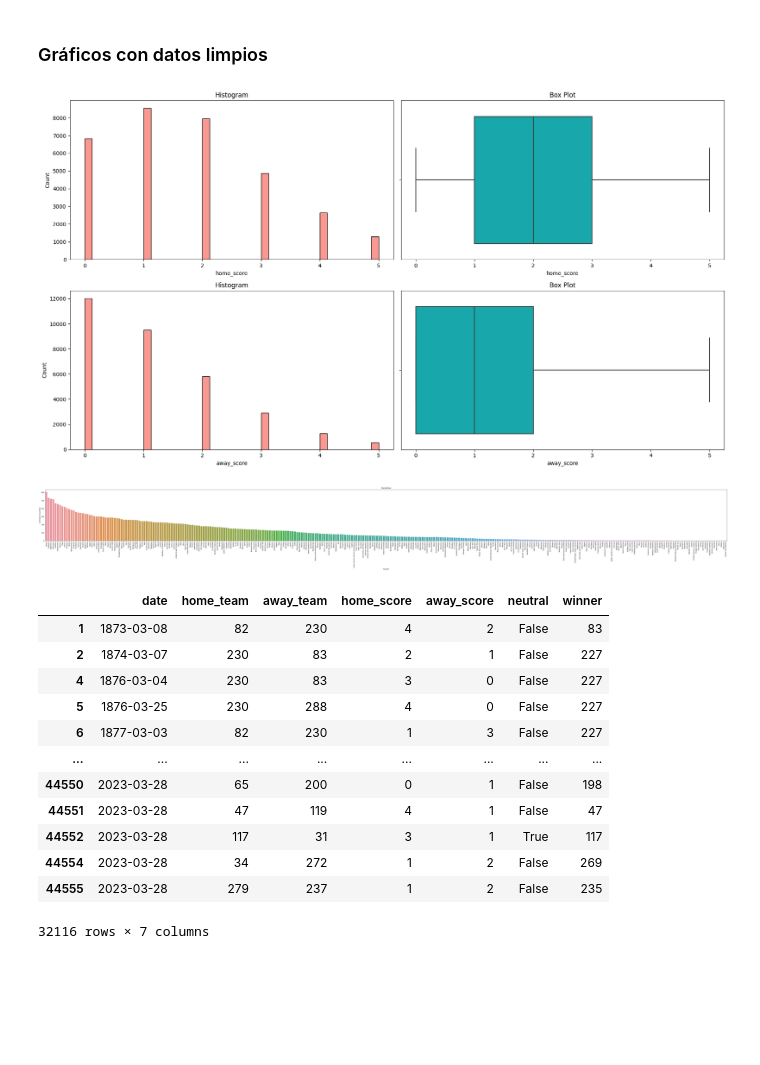
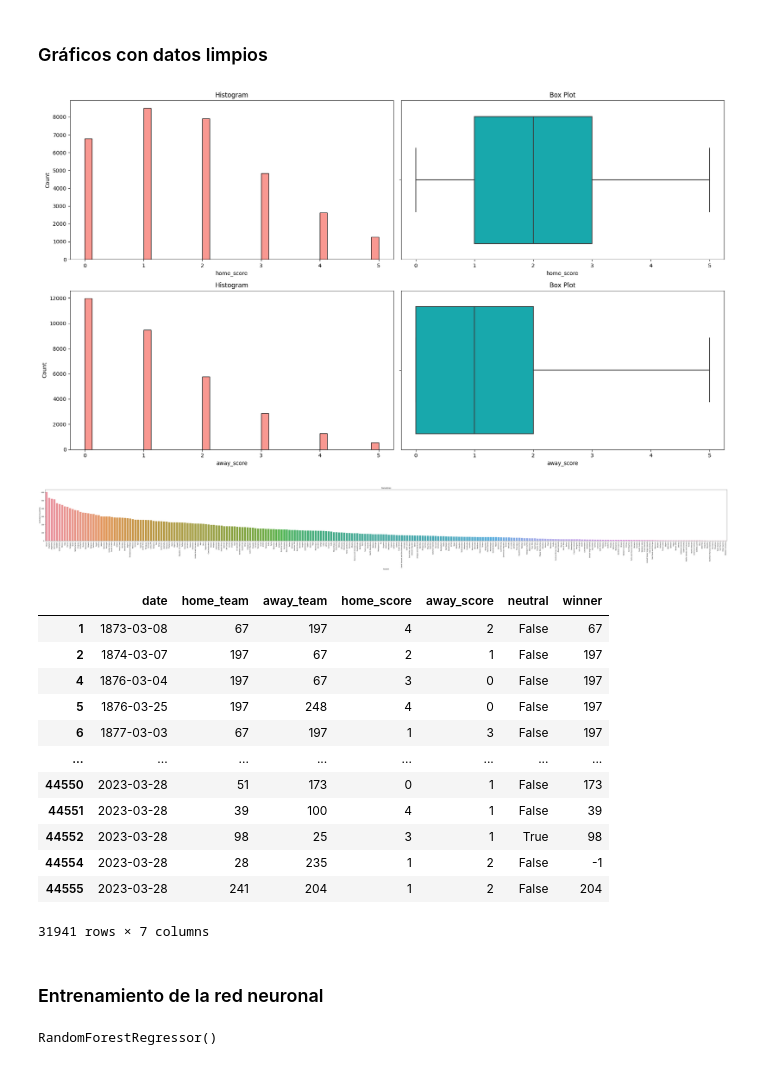
Before and after one commit to AlexTorresDev/Analisis-de-Datos, a Jupyter notebook: notebooks/Proyecto final.ipynb, the cells around one changed output. Drawn from its saved outputs; the diff is of its cells as text; code cells hidden in the pictures; blank space fills up the shorter version.

Commit message:
agregado modelo de entrenamiento

```diff
--- a/notebooks/Proyecto final.ipynb
+++ b/notebooks/Proyecto final.ipynb
@@ -3,13 +3,20 @@
 
 ## Lectura de datos
 # %%
+import warnings
+warnings.filterwarnings('ignore')
+
 import pandas as pd
 import numpy as np
 import seaborn as sns
 import matplotlib.pyplot as plt
 
 from sklearn.model_selection import train_test_split
+from sklearn.metrics import accuracy_score
+from sklearn.preprocessing import LabelEncoder
 from sklearn.ensemble import RandomForestRegressor
+
+min_showdown = 10
 
 df_results = pd.read_csv('../data/project/results.csv')
 
@@ -250,3 +263,9 @@ df_results
 | 44554 | 2023-03-28 | Bonaire | Turks And Caicos Islands | 1 | 2 | False | Turks and Caicos Islands |
 | 44555 | 2023-03-28 | United States Virgin Islands | Sint Maarten | 1 | 2 | False | Sint Maarten |
 32116 rows × 7 columns
+# %%
+team_matches = df_results['home_team'].value_counts().add(df_results['away_team'].value_counts(), fill_value=0)
+teams_to_keep = team_matches[team_matches >= min_showdown].index
+df_results = df_results[df_results['home_team'].isin(teams_to_keep) & df_results['away_team'].isin(teams_to_keep)]
+
+df_results
@@ -257,22 +290,31 @@ show_graphs(df_results)
 bar_graph_winners()
 # %% [output]
 [figure]
-[figure, old version]
+[figure, new version]
-# %%
-df_results = characters_to_numbers(df_results, 'home_team', 'away_team', 'winner')
-
-df_results
-# %% [output]
-|  | date | home_team | away_team | home_score | away_score | neutral | winner |
-| 1 | 1873-03-08 | 82 | 230 | 4 | 2 | False | 83 |
-| 2 | 1874-03-07 | 230 | 83 | 2 | 1 | False | 227 |
-| 4 | 1876-03-04 | 230 | 83 | 3 | 0 | False | 227 |
-| 5 | 1876-03-25 | 230 | 288 | 4 | 0 | False | 227 |
-| 6 | 1877-03-03 | 82 | 230 | 1 | 3 | False | 227 |
-| ... | ... | ... | ... | ... | ... | ... | ... |
-| 44550 | 2023-03-28 | 65 | 200 | 0 | 1 | False | 198 |
-| 44551 | 2023-03-28 | 47 | 119 | 4 | 1 | False | 47 |
-| 44552 | 2023-03-28 | 117 | 31 | 3 | 1 | True | 117 |
-| 44554 | 2023-03-28 | 34 | 272 | 1 | 2 | False | 269 |
-| 44555 | 2023-03-28 | 279 | 237 | 1 | 2 | False | 235 |
-32116 rows × 7 columns
+# %%
+unique_teams = set(df_results['home_team']).union(set(df_results['away_team']))
+
+label_encoder = LabelEncoder()
+label_encoder.fit(list(unique_teams))
+
+df_results['home_team'] = df_results['home_team'].map(lambda x: label_encoder.transform([x])[0] if x in unique_teams else -1)
+df_results['away_team'] = df_results['away_team'].map(lambda x: label_encoder.transform([x])[0] if x in unique_teams else -1)
+df_results['winner'] = df_results['winner'].map(lambda x: label_encoder.transform([x])[0] if x in unique_teams else -1)
+
+df_results
+# %% [output]
+|  | date | home_team | away_team | home_score | away_score | neutral | winner |
+| 1 | 1873-03-08 | 67 | 197 | 4 | 2 | False | 67 |
+| 2 | 1874-03-07 | 197 | 67 | 2 | 1 | False | 197 |
+| 4 | 1876-03-04 | 197 | 67 | 3 | 0 | False | 197 |
+| 5 | 1876-03-25 | 197 | 248 | 4 | 0 | False | 197 |
+| 6 | 1877-03-03 | 67 | 197 | 1 | 3 | False | 197 |
+| ... | ... | ... | ... | ... | ... | ... | ... |
+| 44550 | 2023-03-28 | 51 | 173 | 0 | 1 | False | 173 |
+| 44551 | 2023-03-28 | 39 | 100 | 4 | 1 | False | 39 |
+| 44552 | 2023-03-28 | 98 | 25 | 3 | 1 | True | 98 |
+| 44554 | 2023-03-28 | 28 | 235 | 1 | 2 | False | -1 |
+| 44555 | 2023-03-28 | 241 | 204 | 1 | 2 | False | 204 |
+31941 rows × 7 columns
+# %% [markdown]
+### Entrenamiento de la red neuronal
@@ -278,0 +323,10 @@ df_results
+# %%
+X = df_results[['home_team', 'away_team']]
+y = df_results['winner']
+
+X_train, X_test, y_train, y_test = train_test_split(X, y, test_size=0.2, random_state=42)
+
+model = RandomForestRegressor()
+model.fit(X_train, y_train)
+# %% [output]
+RandomForestRegressor()
```
Also changed, not shown: parts of 5 cells of this notebook.
